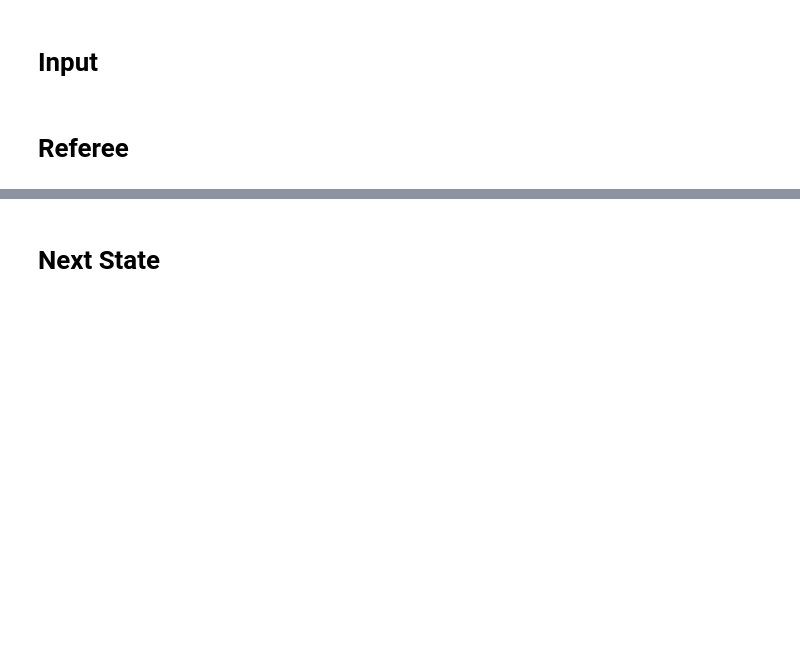
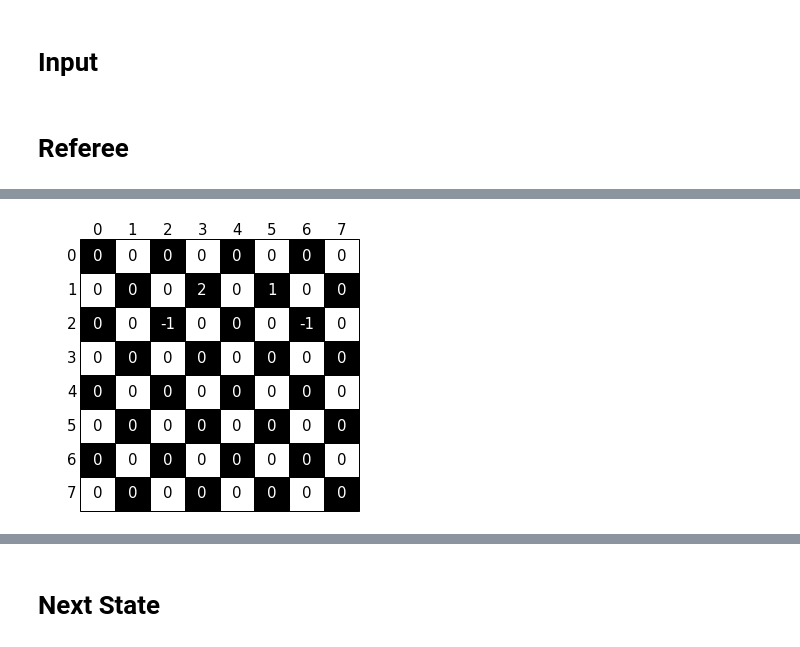
Before and after one commit to federicoschiaffino/Eldo, a Jupyter notebook: Eldo/Eldo_Dama_Italiana.ipynb, the cells around one changed output, grey strips where cells are left out. Saved outputs shown, nothing was run; the diff lists cells and outputs as text; code cells hidden in the pictures; blank space fills up the shorter version.

```diff
--- a/Eldo/Eldo_Dama_Italiana.ipynb
+++ b/Eldo/Eldo_Dama_Italiana.ipynb
@@ -1516,0 +1549,14 @@ b[5] = 1
+# %%
+bb = np.array([ 0, 0, 0, 0, 0, 0, 0, 0, 0, 0, 0, 0, 0, 0, 0, 0,  0, 0, 0, 0,
+                0, 0, 0, 0, 0, 0, 0, 0, 0, 0, 0, 0,])
+
+bb[5] = 2
+bb[9] = -1
+bb[6] = 1
+bb[11] = -1
+
+
+
+vis(bb)
+# %% [output]
+[figure, added]
```
Also changed, not shown: parts of 15 cells of this notebook.
